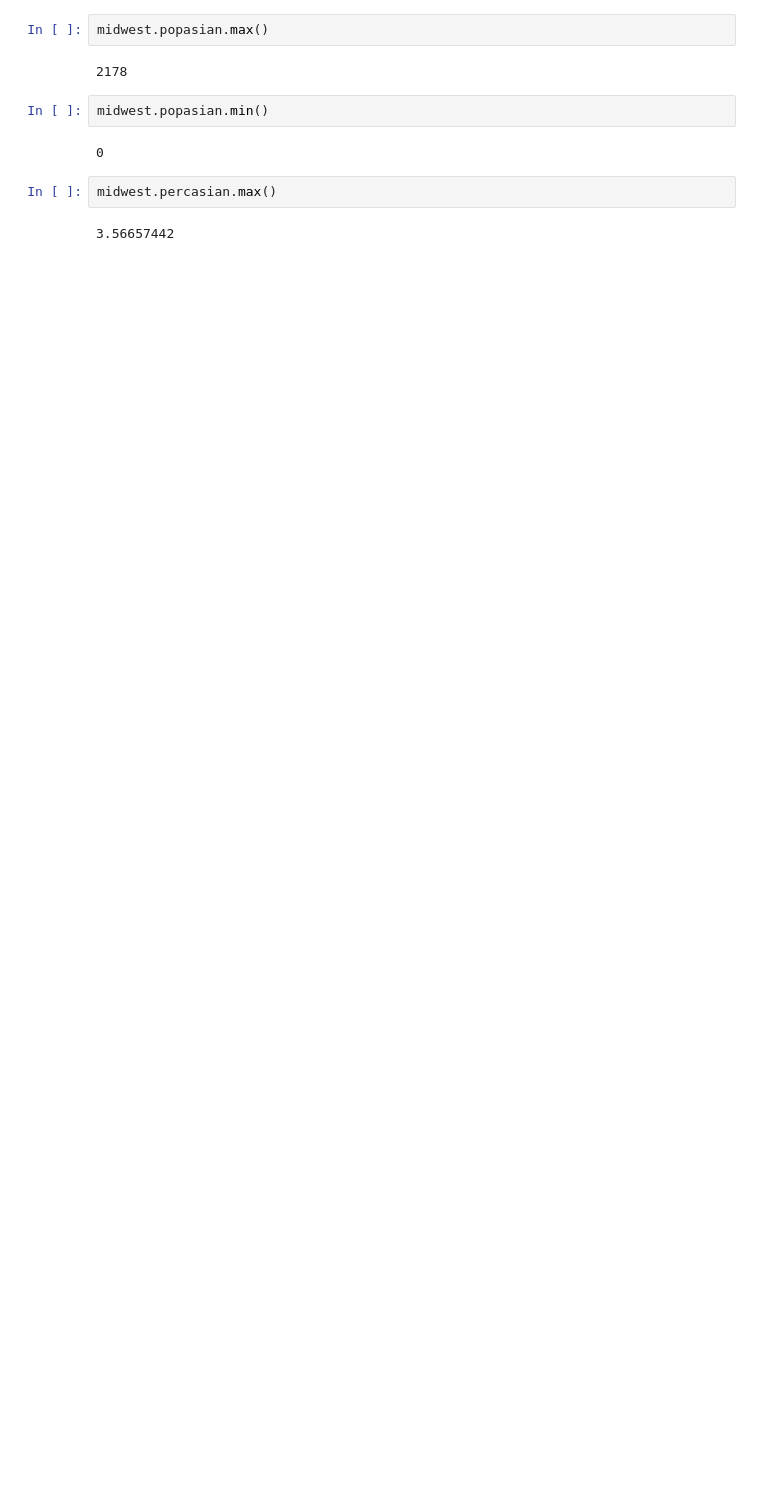
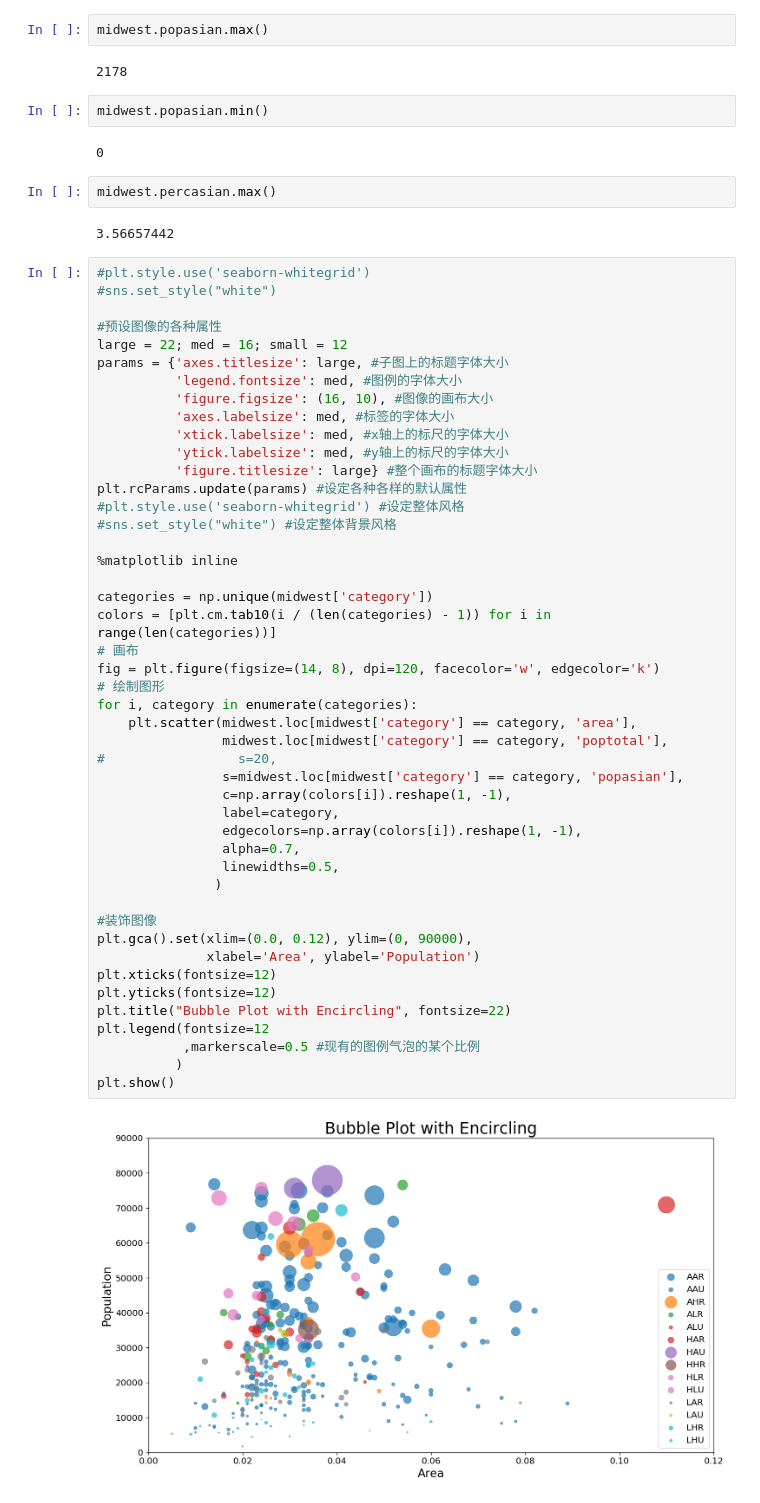
Before and after one commit to appbanana/MachineLearningAction, a Jupyter notebook: 可视化/01- 散点图 &气泡图.ipynb, the cells around one changed output. Saved outputs shown, nothing was run; the diff lists cells and outputs as text; blank space fills up the shorter version.

```diff
--- a/可视化/01- 散点图 &气泡图.ipynb
+++ b/可视化/01- 散点图 &气泡图.ipynb
@@ -744,3 +744,51 @@ midwest.popasian.min()
 midwest.percasian.max()
 # %% [output]
 3.56657442
+# %%
+#plt.style.use('seaborn-whitegrid')
+#sns.set_style("white")
+
+#预设图像的各种属性
+large = 22; med = 16; small = 12
+params = {'axes.titlesize': large, #子图上的标题字体大小
+          'legend.fontsize': med, #图例的字体大小
+          'figure.figsize': (16, 10), #图像的画布大小
+          'axes.labelsize': med, #标签的字体大小
+          'xtick.labelsize': med, #x轴上的标尺的字体大小
+          'ytick.labelsize': med, #y轴上的标尺的字体大小
+          'figure.titlesize': large} #整个画布的标题字体大小
+plt.rcParams.update(params) #设定各种各样的默认属性
+#plt.style.use('seaborn-whitegrid') #设定整体风格
+#sns.set_style("white") #设定整体背景风格
+
+%matplotlib inline
+
+categories = np.unique(midwest['category'])
+colors = [plt.cm.tab10(i / (len(categories) - 1)) for i in range(len(categories))]
+# 画布
+fig = plt.figure(figsize=(14, 8), dpi=120, facecolor='w', edgecolor='k')
+# 绘制图形
+for i, category in enumerate(categories):
+    plt.scatter(midwest.loc[midwest['category'] == category, 'area'],
+                midwest.loc[midwest['category'] == category, 'poptotal'],
+#                 s=20,
+                s=midwest.loc[midwest['category'] == category, 'popasian'],
+                c=np.array(colors[i]).reshape(1, -1),
+                label=category,
+                edgecolors=np.array(colors[i]).reshape(1, -1),
+                alpha=0.7,
+                linewidths=0.5,
+               )
+
+#装饰图像
+plt.gca().set(xlim=(0.0, 0.12), ylim=(0, 90000),
+              xlabel='Area', ylabel='Population')
+plt.xticks(fontsize=12)
+plt.yticks(fontsize=12)
+plt.title("Bubble Plot with Encircling", fontsize=22)
+plt.legend(fontsize=12
+           ,markerscale=0.5 #现有的图例气泡的某个比例
+          )
+plt.show()
+# %% [output]
+[figure, added]
```
Also changed, not shown: parts of 20 cells of this notebook, 1 other file.
